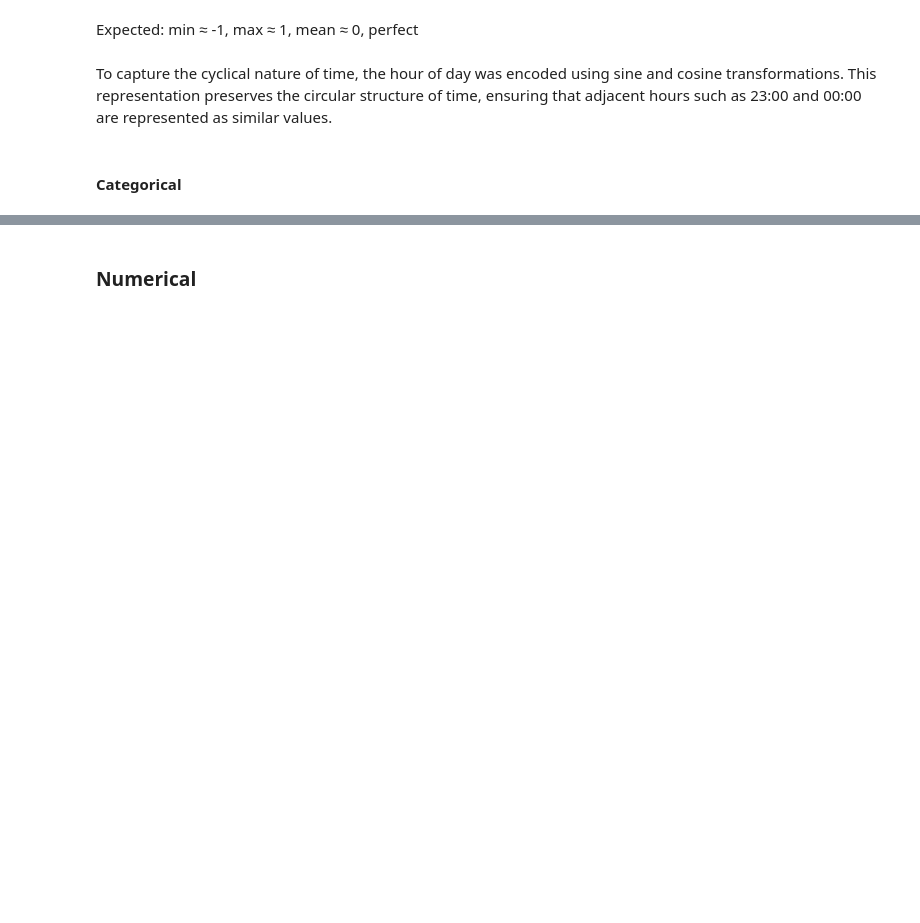
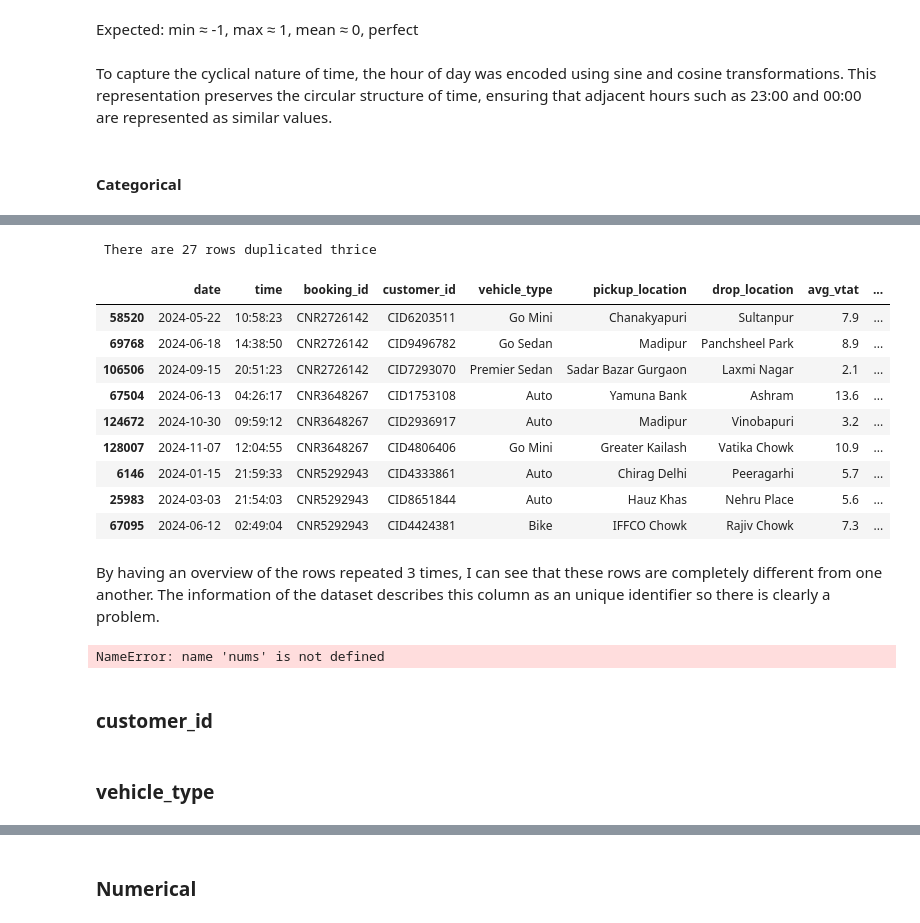
Before and after one commit to amaldu/uber-ride-cancellation-prediction, a Jupyter notebook: uber-analysis/notebooks/04_univar_eda.ipynb, the cells around one changed output, grey strips where cells are left out. Drawn from its saved outputs; the diff is of its cells as text; code cells hidden in the pictures; blank space fills up the shorter version.

Commit message:
update: added analysis of booking_id and vehicle_type

```diff
--- a/uber-analysis/notebooks/04_univar_eda.ipynb
+++ b/uber-analysis/notebooks/04_univar_eda.ipynb
@@ -11,5 +11,2 @@ df_typed
-# %%
-data = df_typed.copy()
-data = data.sort_values(["date", "time"]).reset_index(drop=True)
 # %%
 data.head()
@@ -40,7 +69,8 @@ stats
 # %% [markdown]
 What is the distribution of the top 20 records per date, and are there any anomalies or patterns in the frequency of dates?
 # %%
-data['date_length'] = data['date'].str.len()
-print("\nUnique lengths of date strings:", data['date_length'].unique())
+date_length = data["date"].str.len()
+
+print("\nUnique lengths of date strings:", date_length.unique())
 print("Counts per length:")
-print(data['date_length'].value_counts())
+print(date_length.value_counts())
@@ -269,0 +426,15 @@ string_cols = df_typed.select_dtypes(include="string[pyarrow]").columns
+# %%
+# what is the letter code in fron of the number? how many do we have?
+import re
+column = "booking_id"
+
+data[["letters", "numbers"]] = data["booking_id"].str.extract(
+    r"([A-Za-z]+)([0-9]+)"
+)
+
+count_letters = data["letters"].value_counts(dropna = False)
+count_numbers = data["numbers"].value_counts(dropna = False)
+
+# are the values in front of the numbers valuable?
+count_letters
+# count_numbers
@@ -269,0 +454,6 @@ string_cols = df_typed.select_dtypes(include="string[pyarrow]").columns
+# %%
+# how many duplicated booking IDs and how many times? why?
+
+pd.set_option("display.max_columns", None)
+duplicates = data[data["booking_id"].duplicated(keep=False)]
+print(f" Duplicated rows: {len(duplicates)}")
@@ -269,0 +484,32 @@ string_cols = df_typed.select_dtypes(include="string[pyarrow]").columns
+# %%
+# duplicated thrice
+
+counts = data["booking_id"].value_counts()
+ids_duplicated_thrice = counts[counts == 3].index
+duplicates_thrice = data[data["booking_id"].isin(ids_duplicated_thrice)].sort_values(["booking_id", "date", "time"])
+print(f" There are {len(duplicates_thrice)} rows duplicated thrice")
+duplicates_thrice.head(9)
+# %% [output]
+ There are 27 rows duplicated thrice
+|  | date | time | booking_id | customer_id | vehicle_type | pickup_location | drop_location | avg_vtat | ... |
+| 58520 | 2024-05-22 | 10:58:23 | CNR2726142 | CID6203511 | Go Mini | Chanakyapuri | Sultanpur | 7.9 | ... |
+| 69768 | 2024-06-18 | 14:38:50 | CNR2726142 | CID9496782 | Go Sedan | Madipur | Panchsheel Park | 8.9 | ... |
+| 106506 | 2024-09-15 | 20:51:23 | CNR2726142 | CID7293070 | Premier Sedan | Sadar Bazar Gurgaon | Laxmi Nagar | 2.1 | ... |
+| 67504 | 2024-06-13 | 04:26:17 | CNR3648267 | CID1753108 | Auto | Yamuna Bank | Ashram | 13.6 | ... |
+| 124672 | 2024-10-30 | 09:59:12 | CNR3648267 | CID2936917 | Auto | Madipur | Vinobapuri | 3.2 | ... |
+| 128007 | 2024-11-07 | 12:04:55 | CNR3648267 | CID4806406 | Go Mini | Greater Kailash | Vatika Chowk | 10.9 | ... |
+| 6146 | 2024-01-15 | 21:59:33 | CNR5292943 | CID4333861 | Auto | Chirag Delhi | Peeragarhi | 5.7 | ... |
+| 25983 | 2024-03-03 | 21:54:03 | CNR5292943 | CID8651844 | Auto | Hauz Khas | Nehru Place | 5.6 | ... |
+| 67095 | 2024-06-12 | 02:49:04 | CNR5292943 | CID4424381 | Bike | IFFCO Chowk | Rajiv Chowk | 7.3 | ... |
+# %% [markdown]
+By having an overview of the rows repeated 3 times, I can see that these rows are completely different from one another. The information of the dataset describes this column as an unique identifier so there is clearly a problem.
+# %%
+nums = data["numbers"]
+is_consecutive_unsorted = sorted(nums) == list(range(min(nums), max(nums)+1))
+print(is_consecutive_unsorted)
+# %% [output]
+NameError: name 'nums' is not defined
+# %% [markdown]
+### customer_id
+# %% [markdown]
+### vehicle_type
```
Also changed, not shown: parts of 31 cells of this notebook, 2 other files.
